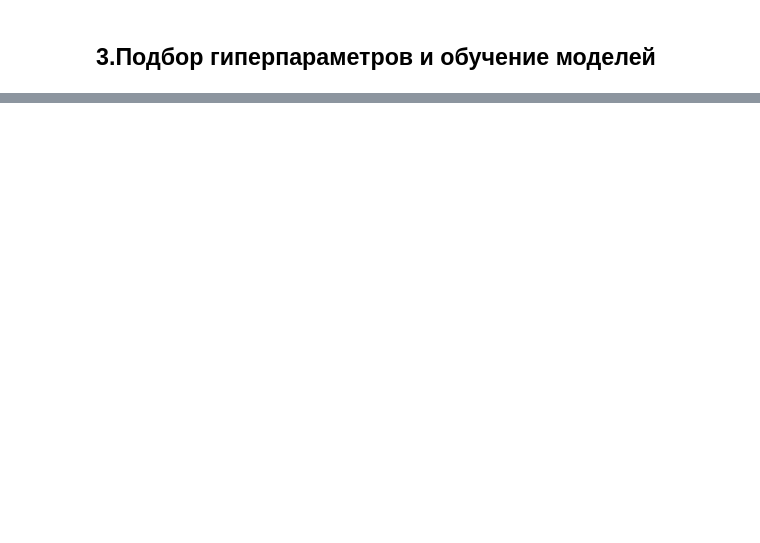
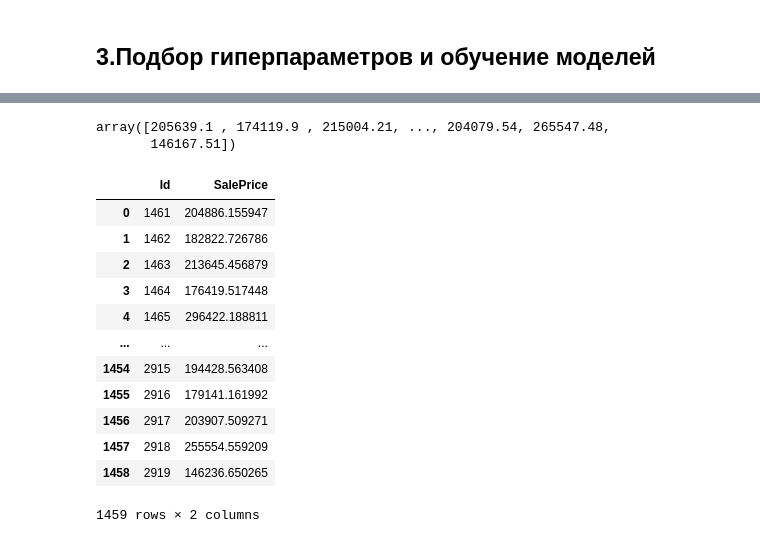
Before and after one commit to vladpobol/notebooks, a Jupyter notebook: house_prices.ipynb, the cells around one changed output, grey strips where cells are left out. Cells and saved outputs as stored; diff of their text form; code cells hidden in the pictures; blank space fills up the shorter version.

```diff
--- a/house_prices.ipynb
+++ b/house_prices.ipynb
@@ -280,8 +295,5 @@ alphas_l = [0.0001, 0.0002, 0.0003, 0.0004, 0.0005, 0.0006, 0.0007, 0.0008]
 
 kfolds = KFold(random_state=36,shuffle=True)
 
-ridge = RidgeCV(alphas=alphas_r, cv=kfolds)
-lasso = LassoCV(alphas=alphas_l, cv=kfolds)
+ridge = RidgeCV(alphas=alphas_r, cv=7)
+lasso = LassoCV(alphas=alphas_l, cv=7)
-# %%
-ridge.fit(X,y)
-lasso.fit(X,y)
@@ -291,3 +304,7 @@ LassoCV(alphas=[0.0001, 0.0002, 0.0003, 0.0004, 0.0005, 0.0006, 0.0007, 0.0008],
+# %%
+outputs = pd.DataFrame({'Id':test_ides,'SalePrice':np.exp(lasso.predict(test_df.values))})
+outputs
+outputs.to_csv('sub_house_prices_mean_models1.csv', index=False)
 # %%
 xgboost = XGBRegressor(learning_rate=0.01,n_estimators=3460,
                                      max_depth=3, min_child_weight=0,
@@ -328,10 +345,13 @@ LGBMRegressor(bagging_fraction=0.75, bagging_freq=5, bagging_seed=7,
               feature_fraction=0.2, feature_fraction_seed=7, learning_rate=0.01,
               max_bin=200, n_estimators=5000, num_leaves=4,
               objective='regression', verbose=-1)
+# %%
+np.exp(lightgbm.predict(test_df)).round(2)
+# %% [output]
+array([205639.1 , 174119.9 , 215004.21, ..., 204079.54, 265547.48,
+       146167.51])
 # %%
 def mean_predicts(X):
 
     return np.exp(((ridge.predict(X)) + lasso.predict(X) + xgboost.predict(X) + grdboost.predict(X) + lightgbm.predict(X))/5)
-# %%
-outputs = pd.DataFrame({'Id':test_ides,'SalePrice':mean_predicts(test_df.values)})
 # %%
@@ -338,0 +359,16 @@ outputs.to_csv('submitions14.09.csv', index=False)
+# %%
+outputs
+# %% [output]
+|  | Id | SalePrice |
+| 0 | 1461 | 204886.155947 |
+| 1 | 1462 | 182822.726786 |
+| 2 | 1463 | 213645.456879 |
+| 3 | 1464 | 176419.517448 |
+| 4 | 1465 | 296422.188811 |
+| ... | ... | ... |
+| 1454 | 2915 | 194428.563408 |
+| 1455 | 2916 | 179141.161992 |
+| 1456 | 2917 | 203907.509271 |
+| 1457 | 2918 | 255554.559209 |
+| 1458 | 2919 | 146236.650265 |
+1459 rows × 2 columns
```
Also changed, not shown: parts of 27 cells of this notebook, 8 other files.
